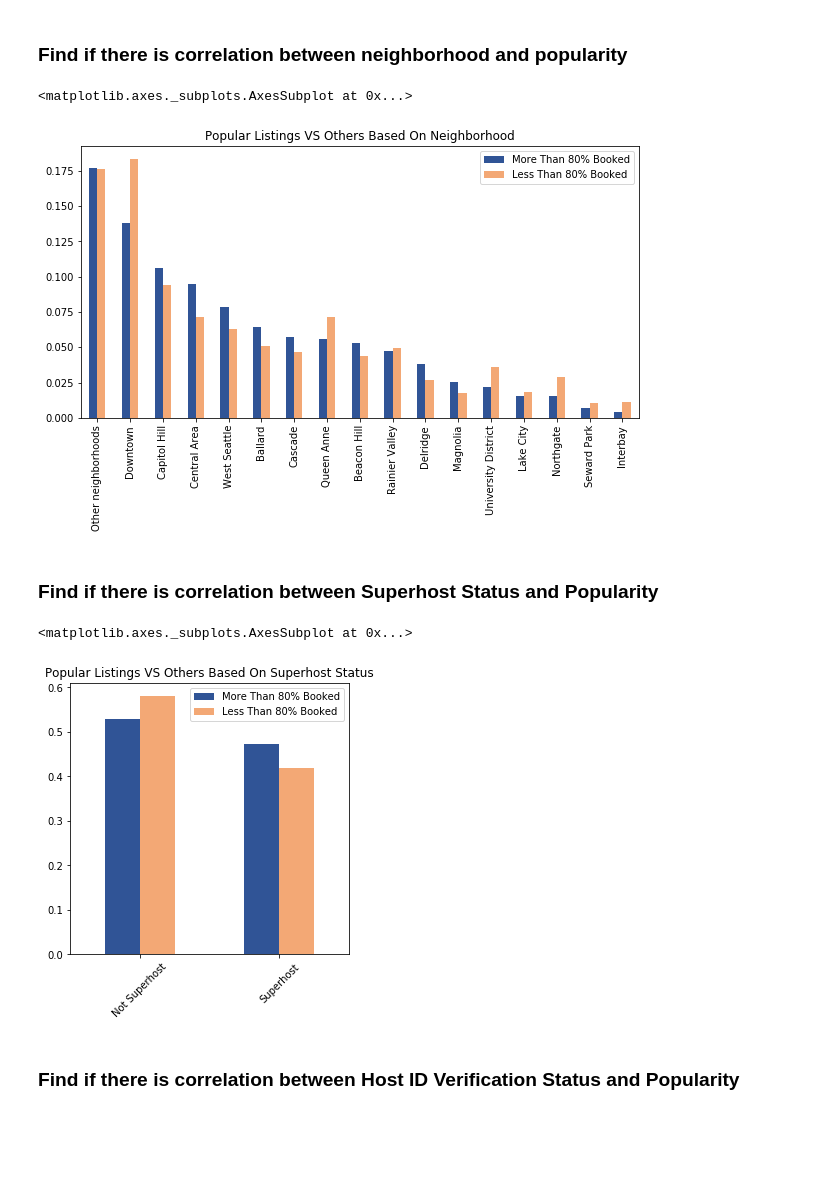
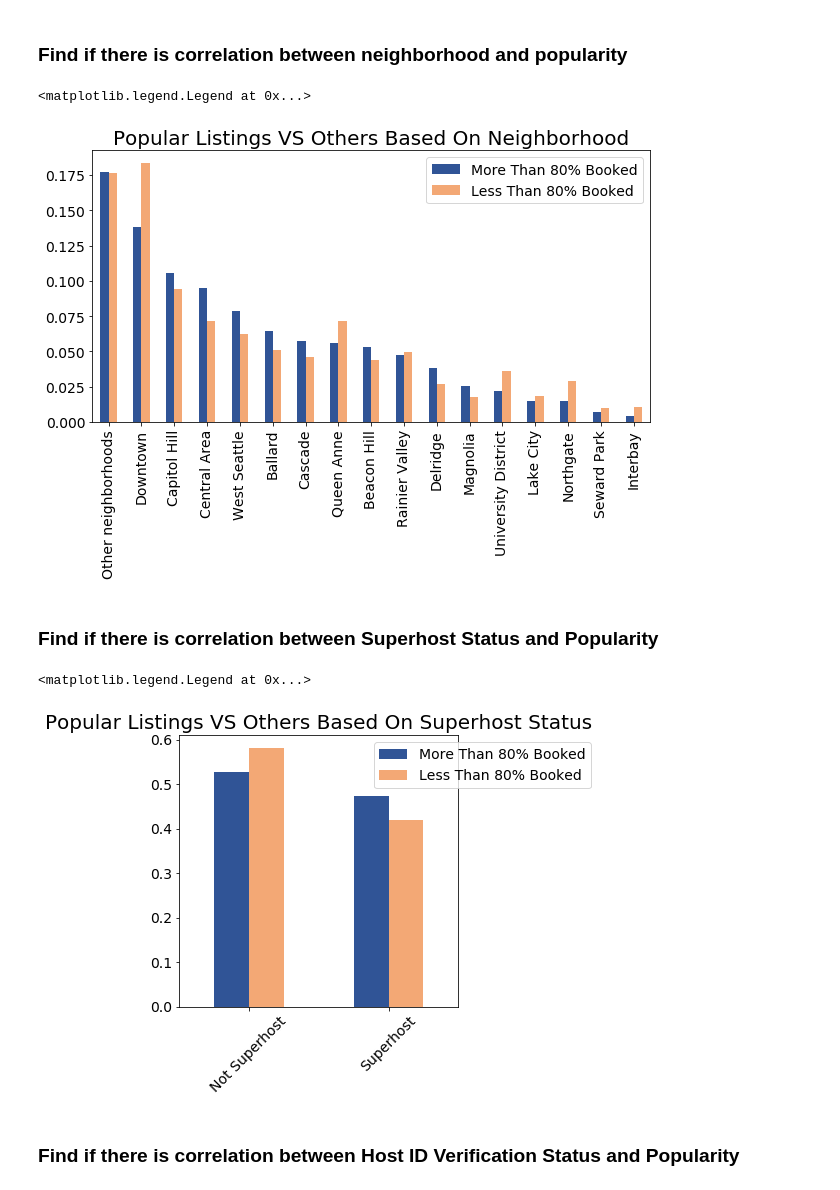
Before and after one commit to bayarealife/AirBnb_Seattle_Data_Analysis, a Jupyter notebook: AirBnB_Seattle_Data_Analysis.ipynb, the cells around one changed output. Saved outputs shown, nothing was run; the diff lists cells and outputs as text; code cells hidden in the pictures; blank space fills up the shorter version.

```diff
--- a/AirBnB_Seattle_Data_Analysis.ipynb
+++ b/AirBnB_Seattle_Data_Analysis.ipynb
@@ -143,14 +143,16 @@ Name: Booking Percentage, dtype: bool
 # %%
 ## Check neighbourhood_group_cleansed of popular listings
 df_location=pd.concat([df_listing_cp[df_listing_cp['Booking Percentage']>=80]['neighbourhood_group_cleansed'].value_counts(normalize=True),\
                        df_listing_cp[df_listing_cp['Booking Percentage']<80]['neighbourhood_group_cleansed'].value_counts(normalize=True)],\
                        axis=1)
 df_location.columns=['More Than 80% Booked','Less Than 80% Booked']
-df_location.plot(kind='bar', rot=90, figsize=(10,5), use_index=True, title='Popular Listings VS Others Based On Neighborhood', \
-                 color=['#305496','#F3A875'])
+fig1 = df_location.plot(kind='bar', rot=90, figsize=(10,5), use_index=True, title='Popular Listings VS Others Based On Neighborhood', \
+                 color=['#305496','#F3A875'], fontsize=14)
+fig1.axes.title.set_size(20)
+fig1.legend(fontsize=14)
 # %% [output]
-<matplotlib.axes._subplots.AxesSubplot at 0x...>
+<matplotlib.legend.Legend at 0x...>
-[figure, old version]
+[figure, new version]
 # %% [markdown]
 ### Find if there is correlation between Superhost Status and Popularity
 # %%
@@ -160,11 +162,14 @@ df_superhost=pd.concat([df_listing_cp[df_listing_cp['Booking Percentage']>=80]['
                         axis=1)
 df_superhost.columns=['More Than 80% Booked','Less Than 80% Booked']
 df_superhost.index=['Not Superhost','Superhost']
-df_superhost.plot(kind='bar', rot=45, figsize=(5,5), use_index=True, \
-                  title='Popular Listings VS Others Based On Superhost Status', color=['#305496','#F3A875'])
+fig2 = df_superhost.plot(kind='bar', rot=45, figsize=(5,5), use_index=True, \
+                  title='Popular Listings VS Others Based On Superhost Status', \
+                  color=['#305496','#F3A875'], fontsize=14)
+fig2.axes.title.set_size(20)
+fig2.legend(fontsize=14, loc='upper right', bbox_to_anchor=(1.5, 1))
 # %% [output]
-<matplotlib.axes._subplots.AxesSubplot at 0x...>
+<matplotlib.legend.Legend at 0x...>
-[figure, old version]
+[figure, new version]
 # %% [markdown]
 ### Find if there is correlation between Host ID Verification Status and Popularity
 # %%
```
Also changed, not shown: parts of 4 cells of this notebook.
